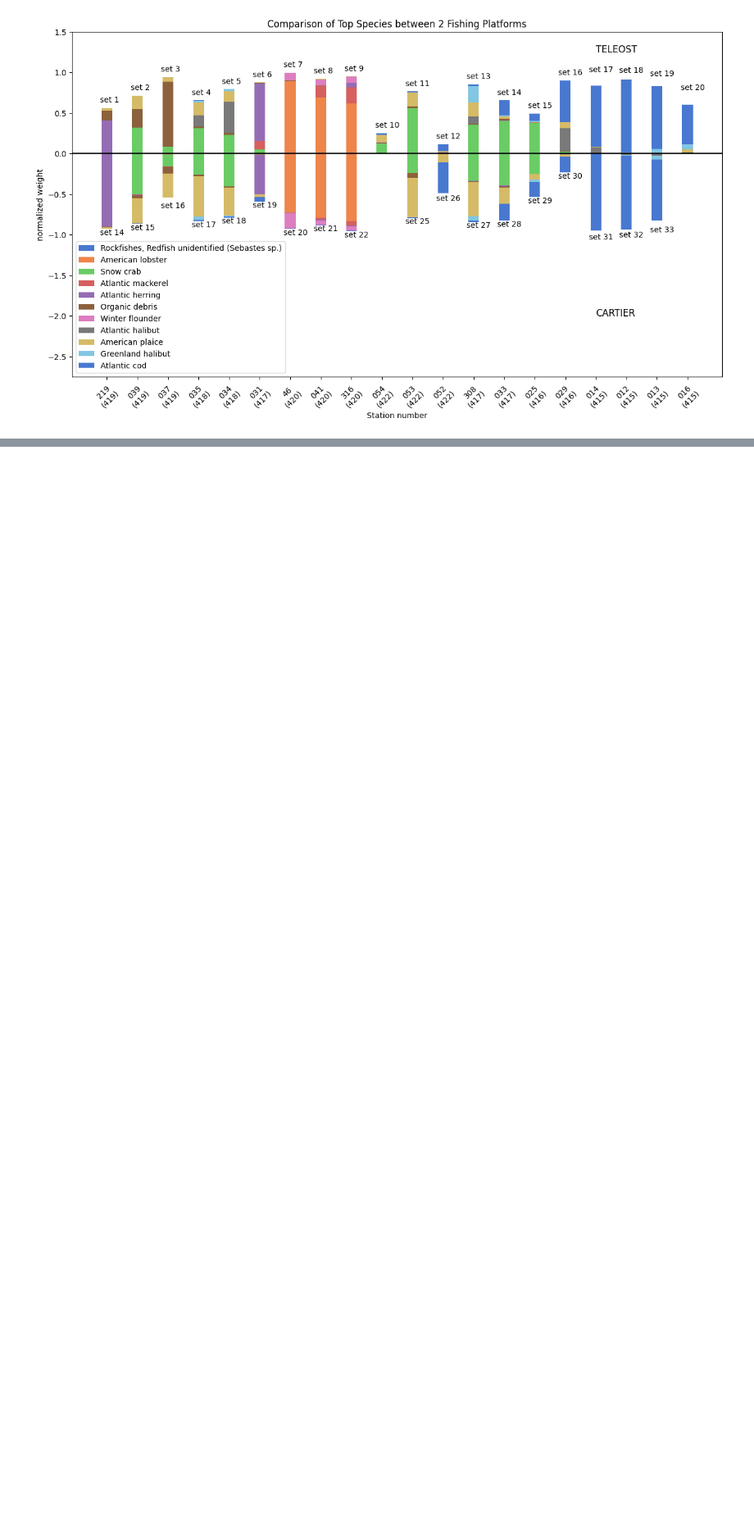
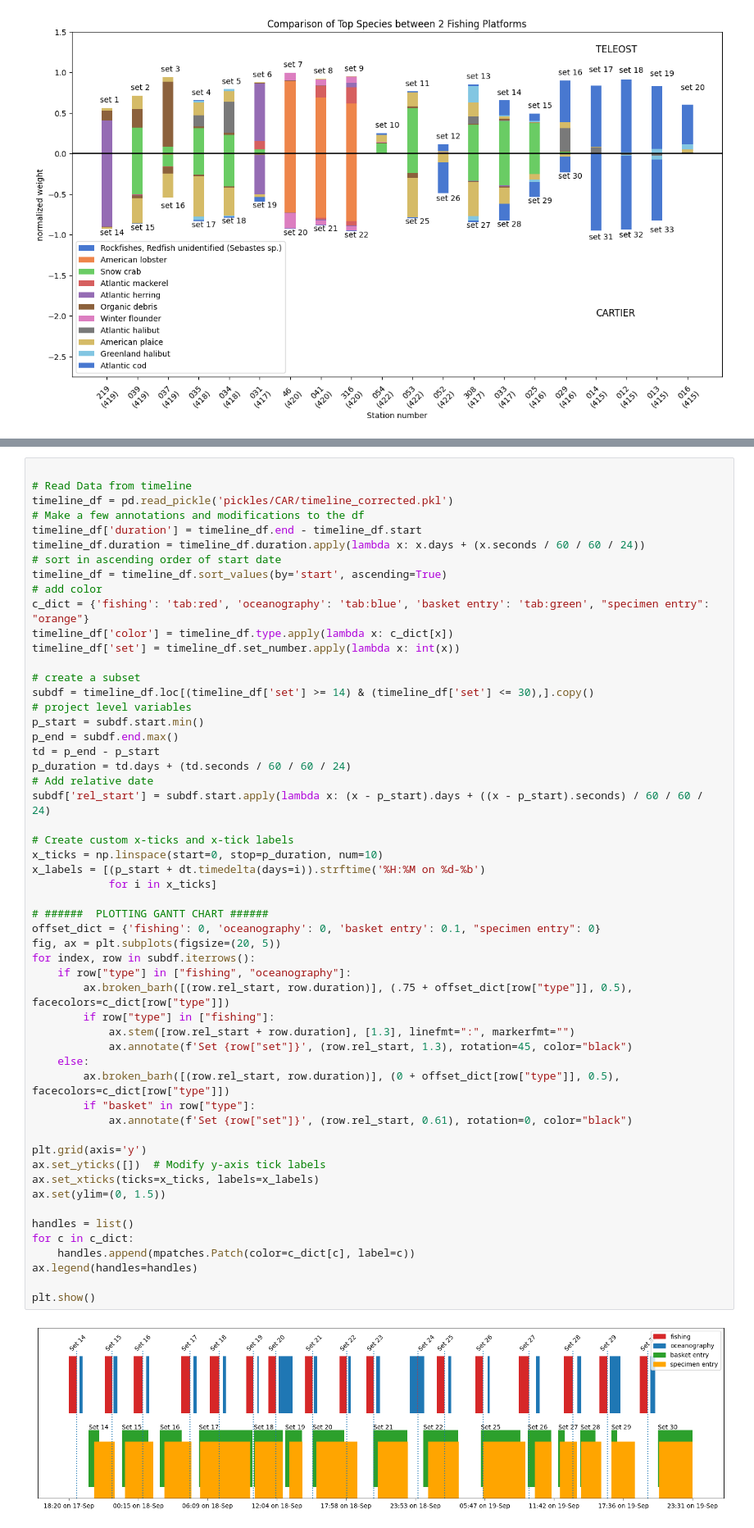
Before and after one commit to davjfish/TheMysteriousSet18, a Jupyter notebook: mystery_set.ipynb, the cells around one changed output, grey strips where cells are left out. Shown at 82% size. Drawn from its saved outputs; the diff is of its cells as text; blank space fills up the shorter version.

Commit message:
adding corrected pickles and storylines

```diff
--- a/mystery_set.ipynb
+++ b/mystery_set.ipynb
@@ -752,0 +648,56 @@ plt.show()
+# %%
+
+# Read Data from timeline
+timeline_df = pd.read_pickle('pickles/CAR/timeline_corrected.pkl')
+# Make a few annotations and modifications to the df
+timeline_df['duration'] = timeline_df.end - timeline_df.start
+timeline_df.duration = timeline_df.duration.apply(lambda x: x.days + (x.seconds / 60 / 60 / 24))
+# sort in ascending order of start date
+timeline_df = timeline_df.sort_values(by='start', ascending=True)
+# add color
+c_dict = {'fishing': 'tab:red', 'oceanography': 'tab:blue', 'basket entry': 'tab:green', "specimen entry": "orange"}
+timeline_df['color'] = timeline_df.type.apply(lambda x: c_dict[x])
+timeline_df['set'] = timeline_df.set_number.apply(lambda x: int(x))
+
+# create a subset
+subdf = timeline_df.loc[(timeline_df['set'] >= 14) & (timeline_df['set'] <= 30),].copy()
+# project level variables
+p_start = subdf.start.min()
+p_end = subdf.end.max()
+td = p_end - p_start
+p_duration = td.days + (td.seconds / 60 / 60 / 24)
+# Add relative date
+subdf['rel_start'] = subdf.start.apply(lambda x: (x - p_start).days + ((x - p_start).seconds) / 60 / 60 / 24)
+
+# Create custom x-ticks and x-tick labels
+x_ticks = np.linspace(start=0, stop=p_duration, num=10)
+x_labels = [(p_start + dt.timedelta(days=i)).strftime('%H:%M on %d-%b')
+            for i in x_ticks]
+
+# ######  PLOTTING GANTT CHART ######
+offset_dict = {'fishing': 0, 'oceanography': 0, 'basket entry': 0.1, "specimen entry": 0}
+fig, ax = plt.subplots(figsize=(20, 5))
+for index, row in subdf.iterrows():
+    if row["type"] in ["fishing", "oceanography"]:
+        ax.broken_barh([(row.rel_start, row.duration)], (.75 + offset_dict[row["type"]], 0.5), facecolors=c_dict[row["type"]])
+        if row["type"] in ["fishing"]:
+            ax.stem([row.rel_start + row.duration], [1.3], linefmt=":", markerfmt="")
+            ax.annotate(f'Set {row["set"]}', (row.rel_start, 1.3), rotation=45, color="black")
+    else:
+        ax.broken_barh([(row.rel_start, row.duration)], (0 + offset_dict[row["type"]], 0.5), facecolors=c_dict[row["type"]])
+        if "basket" in row["type"]:
+            ax.annotate(f'Set {row["set"]}', (row.rel_start, 0.61), rotation=0, color="black")
+
+plt.grid(axis='y')
+ax.set_yticks([])  # Modify y-axis tick labels
+ax.set_xticks(ticks=x_ticks, labels=x_labels)
+ax.set(ylim=(0, 1.5))
+
+handles = list()
+for c in c_dict:
+    handles.append(mpatches.Patch(color=c_dict[c], label=c))
+ax.legend(handles=handles)
+
+plt.show()
+# %% [output]
+[figure, added]
```
Also changed, not shown: parts of 3 cells of this notebook.
